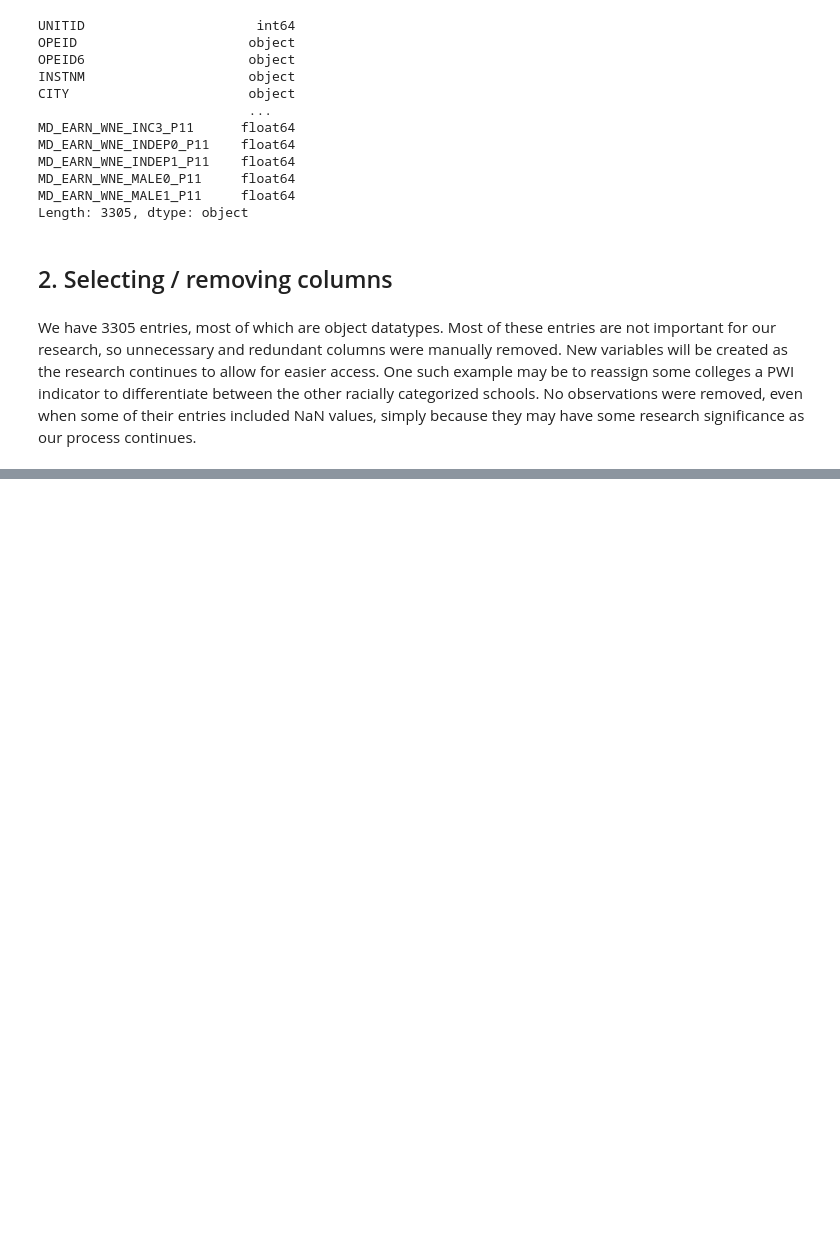
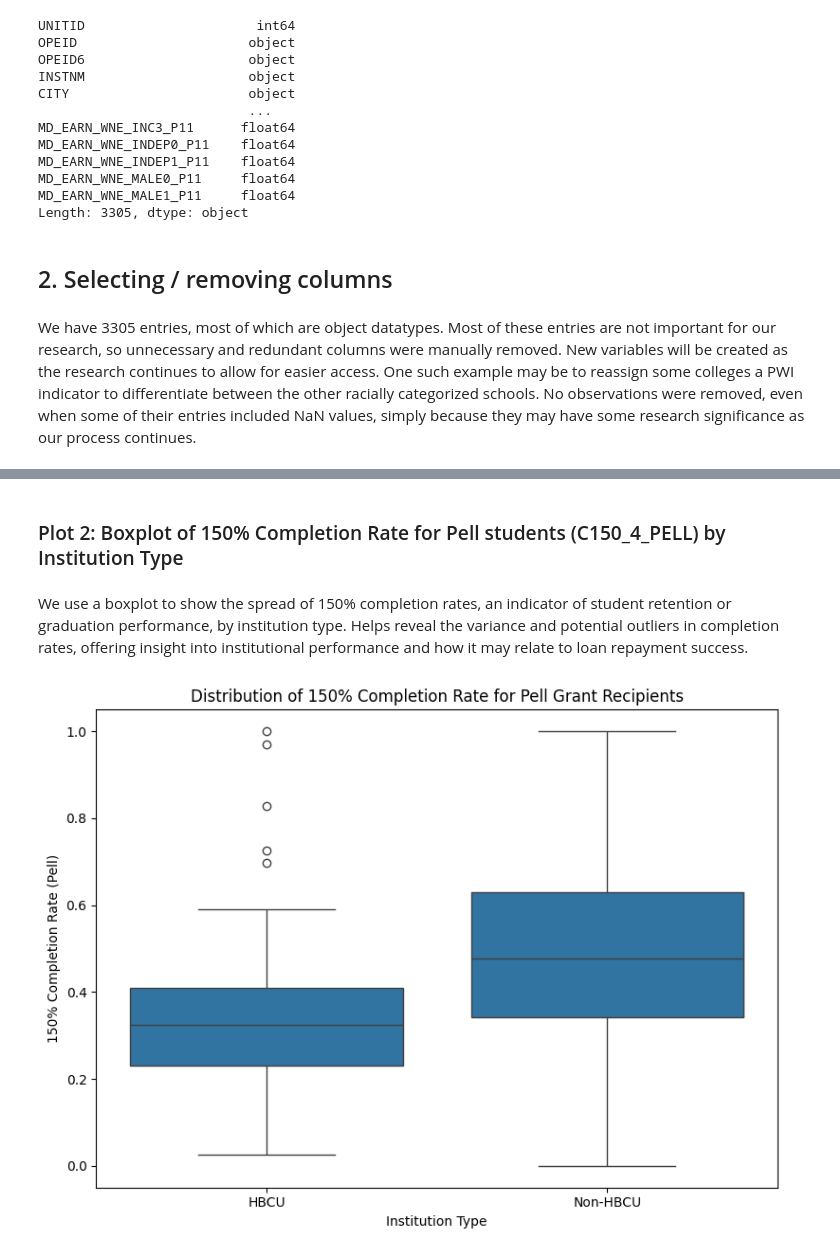
Before and after one commit to tanwasp/college-scorecard-analysis-group5, a Jupyter notebook: eda/full_college_scorecard_eda.ipynb, the cells around one changed output, grey strips where cells are left out. Saved outputs shown, nothing was run; the diff lists cells and outputs as text; code cells hidden in the pictures; blank space fills up the shorter version.

```diff
--- a/eda/full_college_scorecard_eda.ipynb
+++ b/eda/full_college_scorecard_eda.ipynb
@@ -180,0 +185,14 @@ plt.show()
+# %% [markdown]
+### Plot 2: Boxplot of 150% Completion Rate for Pell students (C150_4_PELL) by Institution Type
+# %% [markdown]
+We use a boxplot to show the spread of 150% completion rates, an indicator of student retention or graduation performance, by institution type. Helps reveal the variance and potential outliers in completion rates, offering insight into institutional performance and how it may relate to loan repayment success.
+# %%
+plt.figure(figsize=(8,6))
+sns.boxplot(x='Institution Type', y='C150_4_PELL', data=df)
+plt.title('Distribution of 150% Completion Rate for Pell Grant Recipients')
+plt.ylabel('150% Completion Rate (Pell)')
+plt.xlabel('Institution Type')
+plt.tight_layout()
+plt.show()
+# %% [output]
+[figure, added]
```
Also changed, not shown: parts of 17 cells of this notebook, 2 other files.
